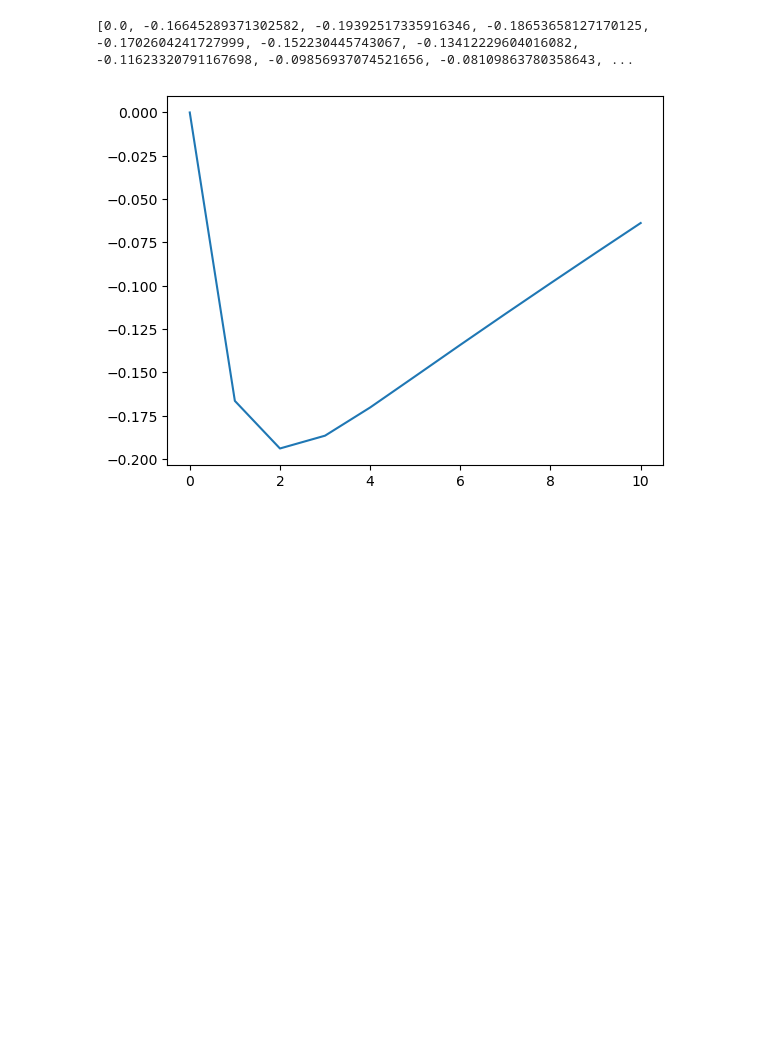
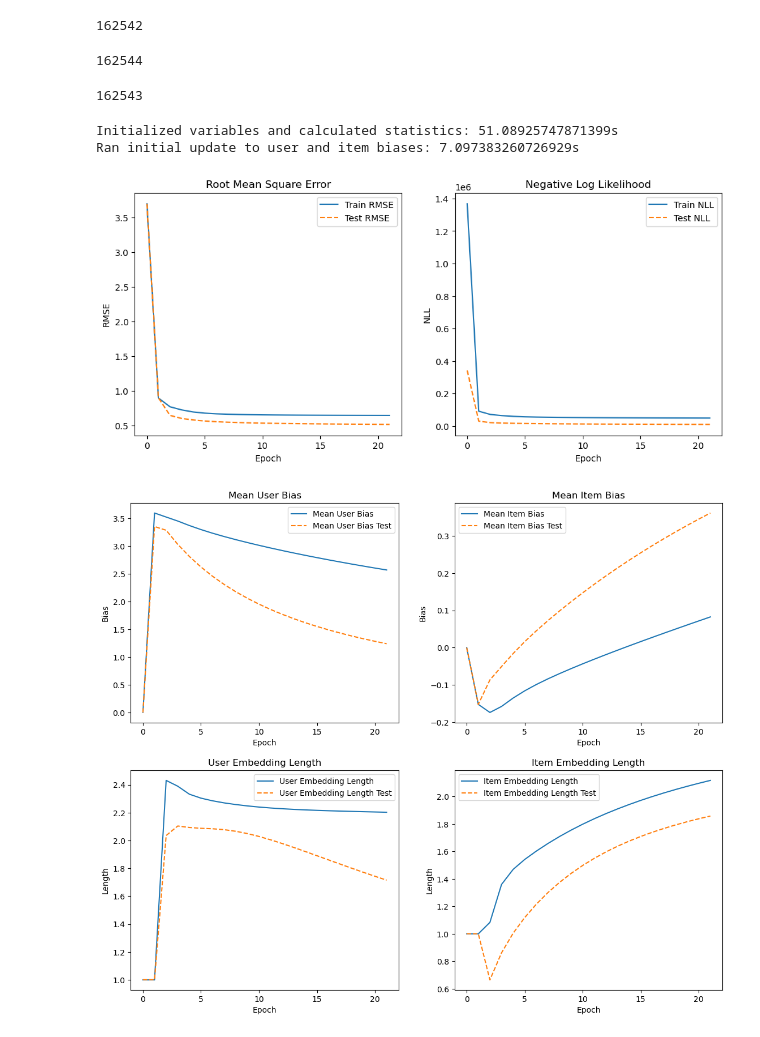
Before and after one commit to JamesHund/Recommender-System, a Jupyter notebook: demo.ipynb, the cells around one changed output. Drawn from its saved outputs; the diff is of its cells as text; code cells hidden in the pictures; blank space fills up the shorter version.

```diff
--- a/demo.ipynb
+++ b/demo.ipynb
@@ -59,2 +61,0 @@ plt.show()
-# %%
-statistics = rec.fit_biases_only(max_iter=10)
@@ -91,6 +61,0 @@ print(statistics['mean_user_bias'])
-# %%
-plt.plot(statistics['mean_item_bias'])
-print(statistics['mean_item_bias'])
-# %% [output]
-[0.0, -0.16645289371302582, -0.19392517335916346, -0.18653658127170125, -0.1702604241727999, -0.152230445743067, -0.13412229604016082, -0.11623320791167698, -0.09856937074521656, -0.08109863780358643, ...
-[figure, removed]
@@ -96,0 +125,26 @@ print(statistics['mean_item_bias'])
+# %%
+ratings = [("Lord of the Rings: The Fellowship of the Ring, The (2001)", 5.0)]
+uid = rec.insert_dummy_user(ratings)
+print(uid)
+# %% [output]
+162542
+# %%
+ratings = [("Minions (2015)", 5.0)]
+uid_2 = rec.insert_dummy_user(ratings)
+print(uid_2)
+# %% [output]
+162544
+# %%
+ratings = [("Fight Club (1999)", 5.0)]
+uid_3 = rec.insert_dummy_user(ratings)
+print(uid_3)
+# %% [output]
+162543
+# %%
+statistics = rec.fit(max_iter=20)
+plot_statistics(statistics, train_test_split=True)
+# %% [output]
+Initialized variables and calculated statistics: 51.08925747871399s
+Ran initial update to user and item biases: 7.097383260726929s
+[figure, added]
+[figure, added]
```
Also changed, not shown: parts of 10 cells of this notebook, 1 other file.
